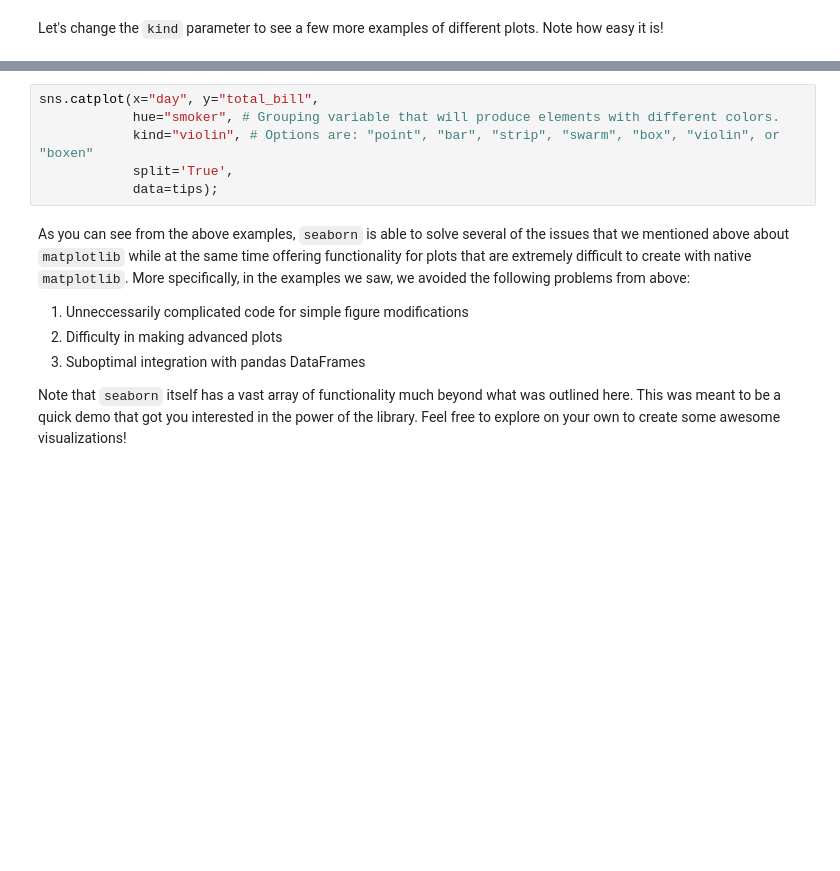
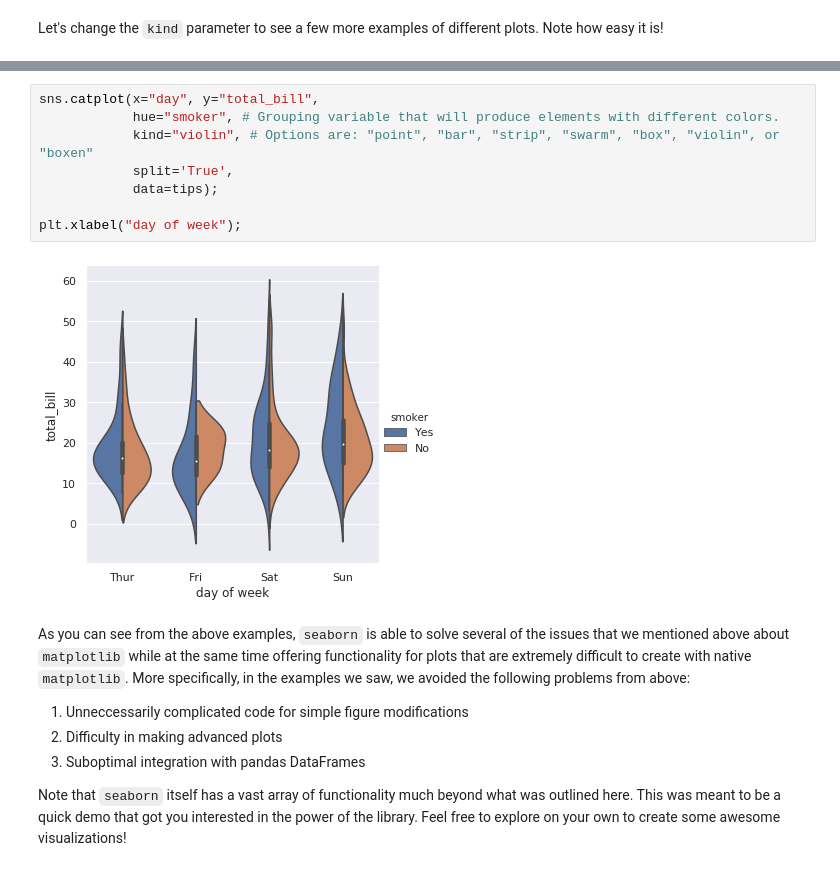
Before and after one commit to ktakimoto/modules-ipynb, a Jupyter notebook: notebooks/plotting.ipynb, the cells around one changed output, grey strips where cells are left out. Saved outputs shown, nothing was run; the diff lists cells and outputs as text; blank space fills up the shorter version.

```diff
--- a/notebooks/plotting.ipynb
+++ b/notebooks/plotting.ipynb
@@ -77,9 +92,13 @@ sns.catplot(x="day", y="total_bill",
 # %%
 sns.catplot(x="day", y="total_bill",
             hue="smoker", # Grouping variable that will produce elements with different colors.
             kind="violin", # Options are: "point", "bar", "strip", "swarm", "box", "violin", or "boxen"
             split='True',
             data=tips);
+
+plt.xlabel("day of week");
+# %% [output]
+[figure, added]
 # %% [markdown]
 As you can see from the above examples, `seaborn` is able to solve several of the issues that we mentioned above about `matplotlib` while at the same time offering functionality for plots that are extremely difficult to create with native `matplotlib`. More specifically, in the examples we saw, we avoided the following problems from above:
 
```
Also changed, not shown: parts of 12 cells of this notebook.
